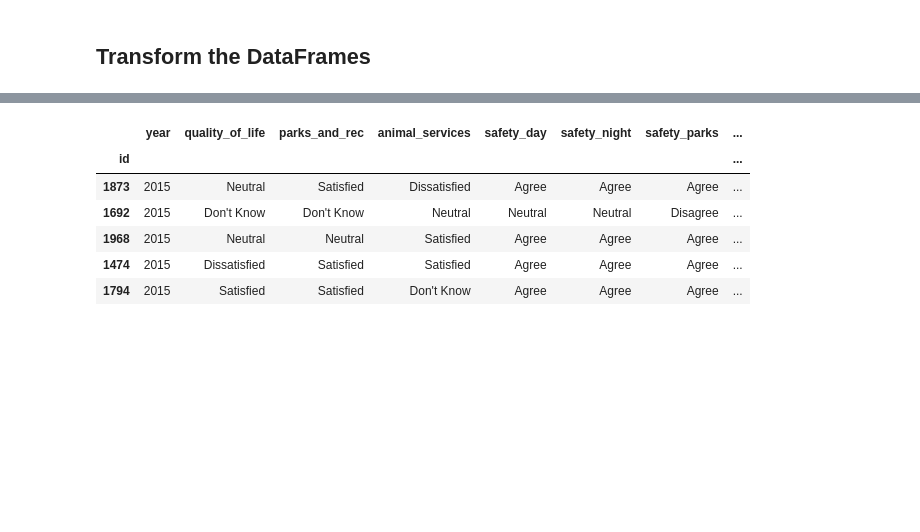
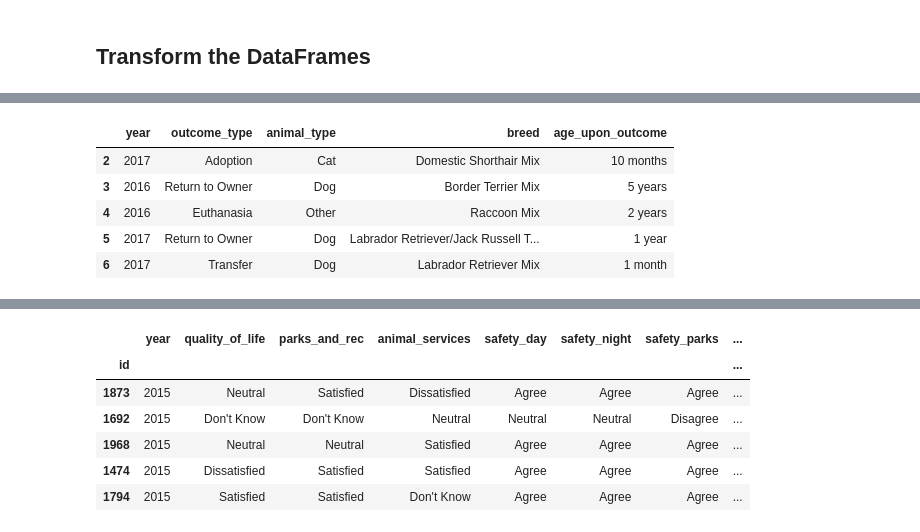
Before and after one commit to Kerrykova/ETLProject, a Jupyter notebook: ETL_Project.ipynb, the cells around one changed output, grey strips where cells are left out. Drawn from its saved outputs; the diff is of its cells as text; code cells hidden in the pictures; blank space fills up the shorter version.

```diff
--- a/ETL_Project.ipynb
+++ b/ETL_Project.ipynb
@@ -44,0 +82,9 @@ new_animals_df.head()
+# %%
+new_aac_outcomes_df.head()
+# %% [output]
+|  | year | outcome_type | animal_type | breed | age_upon_outcome |
+| 2 | 2017 | Adoption | Cat | Domestic Shorthair Mix | 10 months |
+| 3 | 2016 | Return to Owner | Dog | Border Terrier Mix | 5 years |
+| 4 | 2016 | Euthanasia | Other | Raccoon Mix | 2 years |
+| 5 | 2017 | Return to Owner | Dog | Labrador Retriever/Jack Russell T... | 1 year |
+| 6 | 2017 | Transfer | Dog | Labrador Retriever Mix | 1 month |
```
Also changed, not shown: parts of 18 cells of this notebook, 1 other file.
